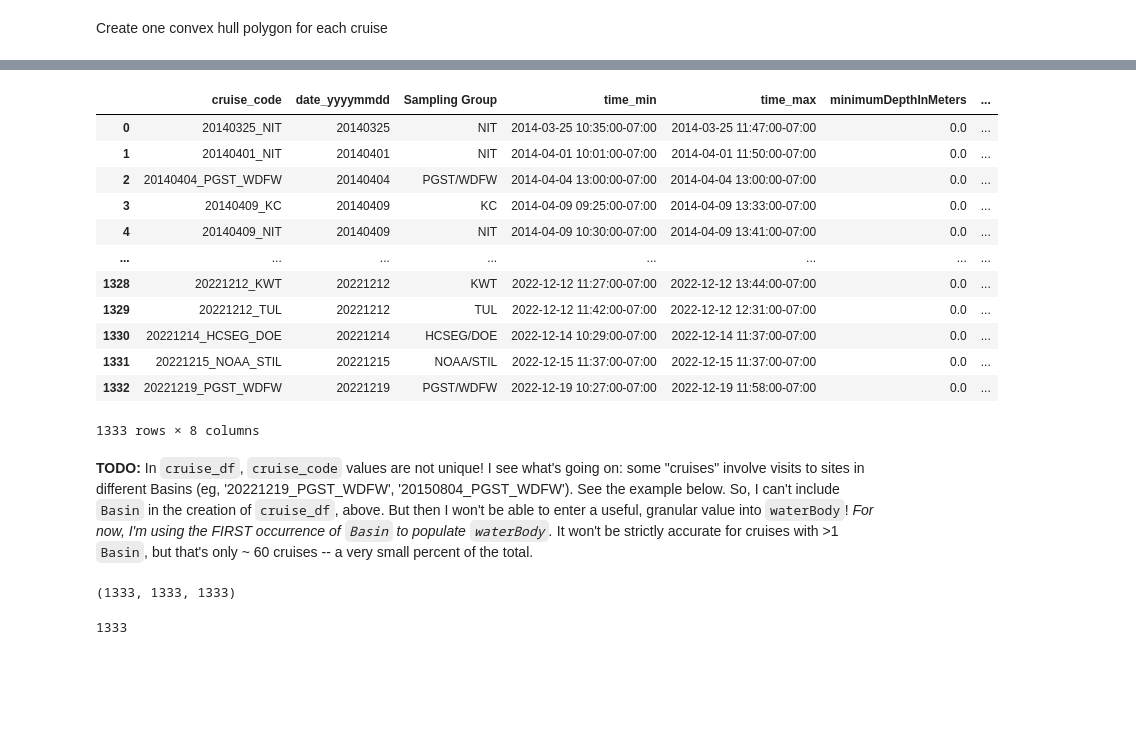
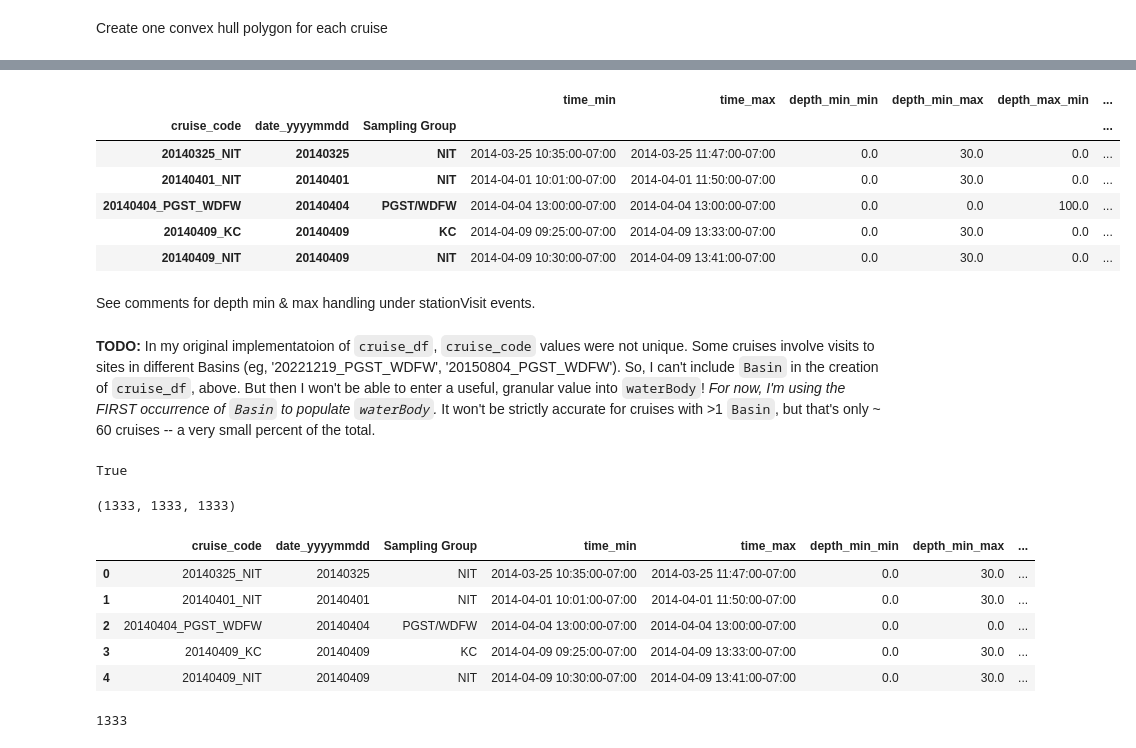
Before and after one commit to nanoos-pnw/obis-pszmp, a Jupyter notebook: PSZMP-dwcEvent.ipynb, the cells around one changed output, grey strips where cells are left out. Drawn from its saved outputs; the diff is of its cells as text; code cells hidden in the pictures; blank space fills up the shorter version.

Commit message:
Major updates to the event notebook

```diff
--- a/PSZMP-dwcEvent.ipynb
+++ b/PSZMP-dwcEvent.ipynb
@@ -32,15 +36,15 @@ debug_no_csvexport = False
 ## Process JSON file containing common mappings and strings
 # %%
 with open(data_pth / 'common_mappings.json') as f:
-    common_mappings = json.load(f)
+    mappings = json.load(f)
 # %%
-DatasetCode = common_mappings['datasetcode']
-cruises = common_mappings['cruises']
-stations = common_mappings['stations']
-net_tow = common_mappings['net_tow']
+DatasetCode = mappings['datasetcode']
+cruises = mappings['cruises']
+# stations = mappings['stations']
+net_tow = mappings['net_tow']
 
-iso8601_format = common_mappings['iso8601_format']
-CRS = common_mappings['CRS']
+iso8601_format = mappings['iso8601_format']
+CRS = mappings['CRS']
 # %% [markdown]
 ## Pre-process data for Event table
 # %% [markdown]
@@ -107,7 +102,12 @@ eventsource_df.head()
 
 Will return only unique samples, where one row = one sample.
 # %%
-eventsource_df = eventsource_df.drop_duplicates().sort_values(by='sample_code').reset_index(drop=True)
+eventsource_df = (
+    eventsource_df
+    .drop_duplicates()
+    .sort_values(by='sample_code')
+    .reset_index(drop=True)
+)
 # %%
 len(eventsource_df)
 # %% [output]
@@ -238,34 +296,21 @@ cruise_footprints_gdf
 # %%
 # cruise_df = eventsource_df.groupby(['cruise_code', 'date_yyyymmdd', 'Basin']).agg({
 cruise_df = eventsource_df.groupby(['cruise_code', 'date_yyyymmdd', 'Sampling Group']).agg({
     'time':['min', 'max'],
-    'depth_min':['min'],
-    'depth_max':['max'],
+    'depth_min':['min', 'max'],
+    'depth_max':['min', 'max'],
     'Basin':['first']
 })
 cruise_df.columns = ["_".join(stat) for stat in cruise_df.columns.ravel()]
-cruise_df = (
-    cruise_df.
-    rename(columns={
-        'depth_min_min':'minimumDepthInMeters',
-        'depth_max_max':'maximumDepthInMeters',
-        'Basin_first': 'Basin',
-        })
-    .sort_values(by='cruise_code')
-    .reset_index(drop=False)
-)
-cruise_df
+
+cruise_df.head()
 # %% [output]
-|  | cruise_code | date_yyyymmdd | Sampling Group | time_min | time_max | minimumDepthInMeters | ... |
-| 0 | 20140325_NIT | 20140325 | NIT | 2014-03-25 10:35:00-07:00 | 2014-03-25 11:47:00-07:00 | 0.0 | ... |
-| 1 | 20140401_NIT | 20140401 | NIT | 2014-04-01 10:01:00-07:00 | 2014-04-01 11:50:00-07:00 | 0.0 | ... |
-| 2 | 20140404_PGST_WDFW | 20140404 | PGST/WDFW | 2014-04-04 13:00:00-07:00 | 2014-04-04 13:00:00-07:00 | 0.0 | ... |
-| 3 | 20140409_KC | 20140409 | KC | 2014-04-09 09:25:00-07:00 | 2014-04-09 13:33:00-07:00 | 0.0 | ... |
-| 4 | 20140409_NIT | 20140409 | NIT | 2014-04-09 10:30:00-07:00 | 2014-04-09 13:41:00-07:00 | 0.0 | ... |
-| ... | ... | ... | ... | ... | ... | ... | ... |
-| 1328 | 20221212_KWT | 20221212 | KWT | 2022-12-12 11:27:00-07:00 | 2022-12-12 13:44:00-07:00 | 0.0 | ... |
-| 1329 | 20221212_TUL | 20221212 | TUL | 2022-12-12 11:42:00-07:00 | 2022-12-12 12:31:00-07:00 | 0.0 | ... |
-| 1330 | 20221214_HCSEG_DOE | 20221214 | HCSEG/DOE | 2022-12-14 10:29:00-07:00 | 2022-12-14 11:37:00-07:00 | 0.0 | ... |
-| 1331 | 20221215_NOAA_STIL | 20221215 | NOAA/STIL | 2022-12-15 11:37:00-07:00 | 2022-12-15 11:37:00-07:00 | 0.0 | ... |
-| 1332 | 20221219_PGST_WDFW | 20221219 | PGST/WDFW | 2022-12-19 10:27:00-07:00 | 2022-12-19 11:58:00-07:00 | 0.0 | ... |
+|  |  |  | time_min | time_max | depth_min_min | depth_min_max | depth_max_min | ... |
+| cruise_code | date_yyyymmdd | Sampling Group |  |  |  |  |  | ... |
+| 20140325_NIT | 20140325 | NIT | 2014-03-25 10:35:00-07:00 | 2014-03-25 11:47:00-07:00 | 0.0 | 30.0 | 0.0 | ... |
+| 20140401_NIT | 20140401 | NIT | 2014-04-01 10:01:00-07:00 | 2014-04-01 11:50:00-07:00 | 0.0 | 30.0 | 0.0 | ... |
+| 20140404_PGST_WDFW | 20140404 | PGST/WDFW | 2014-04-04 13:00:00-07:00 | 2014-04-04 13:00:00-07:00 | 0.0 | 0.0 | 100.0 | ... |
+| 20140409_KC | 20140409 | KC | 2014-04-09 09:25:00-07:00 | 2014-04-09 13:33:00-07:00 | 0.0 | 30.0 | 0.0 | ... |
+| 20140409_NIT | 20140409 | NIT | 2014-04-09 10:30:00-07:00 | 2014-04-09 13:41:00-07:00 | 0.0 | 30.0 | 0.0 | ... |
-1333 rows × 8 columns
+# %% [markdown]
+See comments for depth min & max handling under stationVisit events.
@@ -272,5 +331,9 @@ cruise_df
 # %% [markdown]
-**TODO:** In `cruise_df`, `cruise_code` values are not unique! I see what's going on: some "cruises" involve visits to sites in different Basins (eg, '20221219_PGST_WDFW', '20150804_PGST_WDFW'). See the example below. So, I can't include `Basin` in the creation of `cruise_df`, above. But then I won't be able to enter a useful, granular value into `waterBody`! *For now, I'm using the FIRST occurrence of `Basin` to populate `waterBody`.* It won't be strictly accurate for cruises with >1 `Basin`, but that's only ~ 60 cruises -- a very small percent of the total.
+**TODO:** In my original implementatoion of `cruise_df`, `cruise_code` values were not unique. Some cruises involve visits to sites in different Basins (eg, '20221219_PGST_WDFW', '20150804_PGST_WDFW'). So, I can't include `Basin` in the creation of `cruise_df`, above. But then I won't be able to enter a useful, granular value into `waterBody`! *For now, I'm using the FIRST occurrence of `Basin` to populate `waterBody`.* It won't be strictly accurate for cruises with >1 `Basin`, but that's only ~ 60 cruises -- a very small percent of the total.
+# %%
+len(cruise_df.cruise_code.unique()) == len(cruise_df)
+# %% [output]
+True
 # %%
 len(cruise_df), len(cruise_df.cruise_code.unique()), len(cruise_footprints_gdf)
 # %% [output]
@@ -284,6 +347,15 @@ cruise_df['eventDate'] = cruise_df.apply(
     lambda row: "{}".format(row['time_min'].strftime(iso8601_format)),
     axis=1
 )
+# %%
+cruise_df.head()
+# %% [output]
+|  | cruise_code | date_yyyymmdd | Sampling Group | time_min | time_max | depth_min_min | depth_min_max | ... |
+| 0 | 20140325_NIT | 20140325 | NIT | 2014-03-25 10:35:00-07:00 | 2014-03-25 11:47:00-07:00 | 0.0 | 30.0 | ... |
+| 1 | 20140401_NIT | 20140401 | NIT | 2014-04-01 10:01:00-07:00 | 2014-04-01 11:50:00-07:00 | 0.0 | 30.0 | ... |
+| 2 | 20140404_PGST_WDFW | 20140404 | PGST/WDFW | 2014-04-04 13:00:00-07:00 | 2014-04-04 13:00:00-07:00 | 0.0 | 0.0 | ... |
+| 3 | 20140409_KC | 20140409 | KC | 2014-04-09 09:25:00-07:00 | 2014-04-09 13:33:00-07:00 | 0.0 | 30.0 | ... |
+| 4 | 20140409_NIT | 20140409 | NIT | 2014-04-09 10:30:00-07:00 | 2014-04-09 13:41:00-07:00 | 0.0 | 30.0 | ... |
 # %%
 cruise_df = cruise_df.merge(cruise_footprints_gdf, on='cruise_code')
 len(cruise_df)
```
Also changed, not shown: parts of 50 cells of this notebook.
